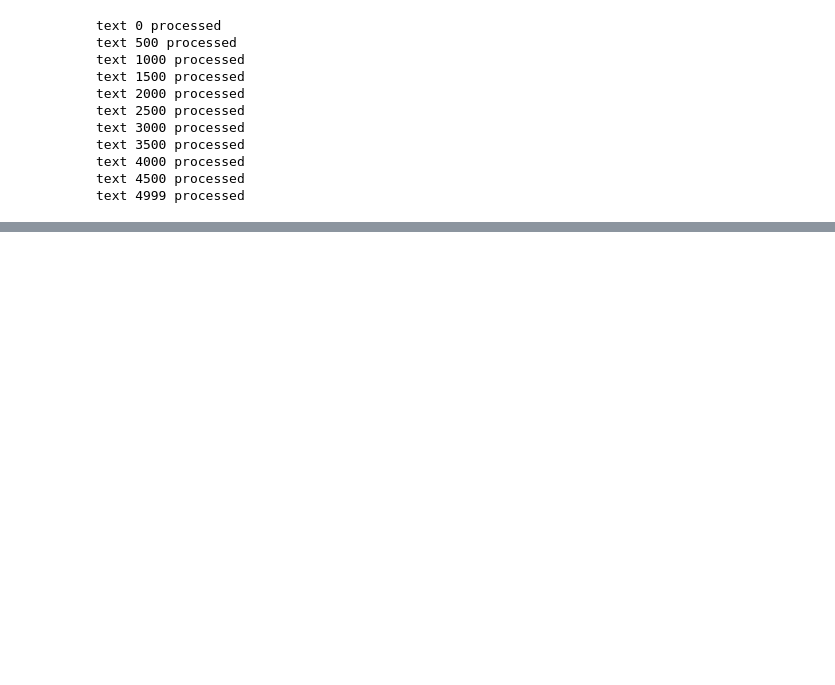
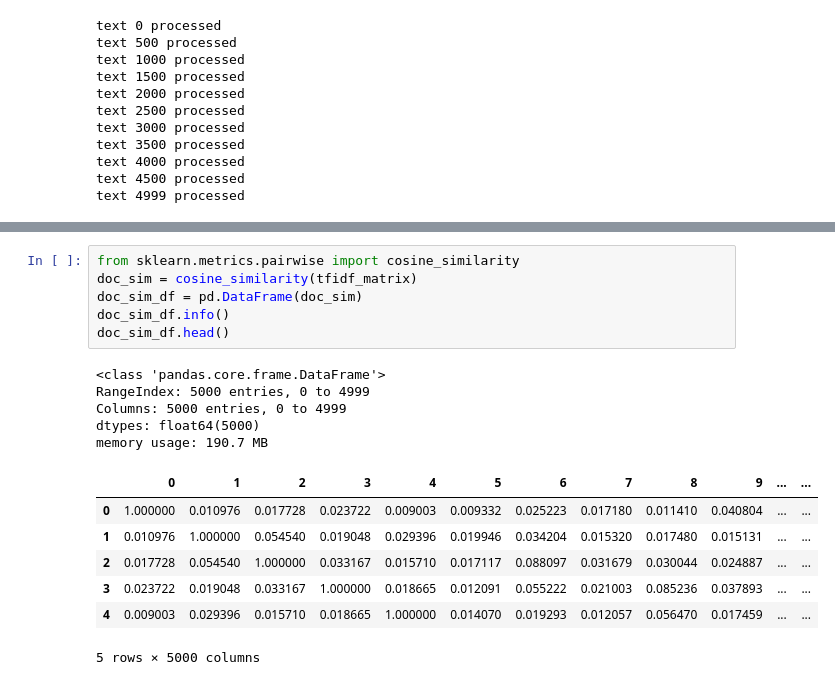
Before and after one commit to cejdan/covid-19-paper-clustering, a Jupyter notebook: Cord-19 Notebook.ipynb, the cells around one changed output, grey strips where cells are left out. Drawn from its saved outputs; the diff is of its cells as text; blank space fills up the shorter version.

```diff
--- a/Cord-19 Notebook.ipynb
+++ b/Cord-19 Notebook.ipynb
@@ -334,0 +303,19 @@ tokenized_text[3:4]
+# %%
+from sklearn.metrics.pairwise import cosine_similarity
+doc_sim = cosine_similarity(tfidf_matrix)
+doc_sim_df = pd.DataFrame(doc_sim)
+doc_sim_df.info()
+doc_sim_df.head()
+# %% [output]
+<class 'pandas.core.frame.DataFrame'>
+RangeIndex: 5000 entries, 0 to 4999
+Columns: 5000 entries, 0 to 4999
+dtypes: float64(5000)
+memory usage: 190.7 MB
+|  | 0 | 1 | 2 | 3 | 4 | 5 | 6 | 7 | 8 | 9 | ... | ... |
+| 0 | 1.000000 | 0.010976 | 0.017728 | 0.023722 | 0.009003 | 0.009332 | 0.025223 | 0.017180 | 0.011410 | 0.040804 | ... | ... |
+| 1 | 0.010976 | 1.000000 | 0.054540 | 0.019048 | 0.029396 | 0.019946 | 0.034204 | 0.015320 | 0.017480 | 0.015131 | ... | ... |
+| 2 | 0.017728 | 0.054540 | 1.000000 | 0.033167 | 0.015710 | 0.017117 | 0.088097 | 0.031679 | 0.030044 | 0.024887 | ... | ... |
+| 3 | 0.023722 | 0.019048 | 0.033167 | 1.000000 | 0.018665 | 0.012091 | 0.055222 | 0.021003 | 0.085236 | 0.037893 | ... | ... |
+| 4 | 0.009003 | 0.029396 | 0.015710 | 0.018665 | 1.000000 | 0.014070 | 0.019293 | 0.012057 | 0.056470 | 0.017459 | ... | ... |
+5 rows × 5000 columns
```
Also changed, not shown: parts of 15 cells of this notebook.
